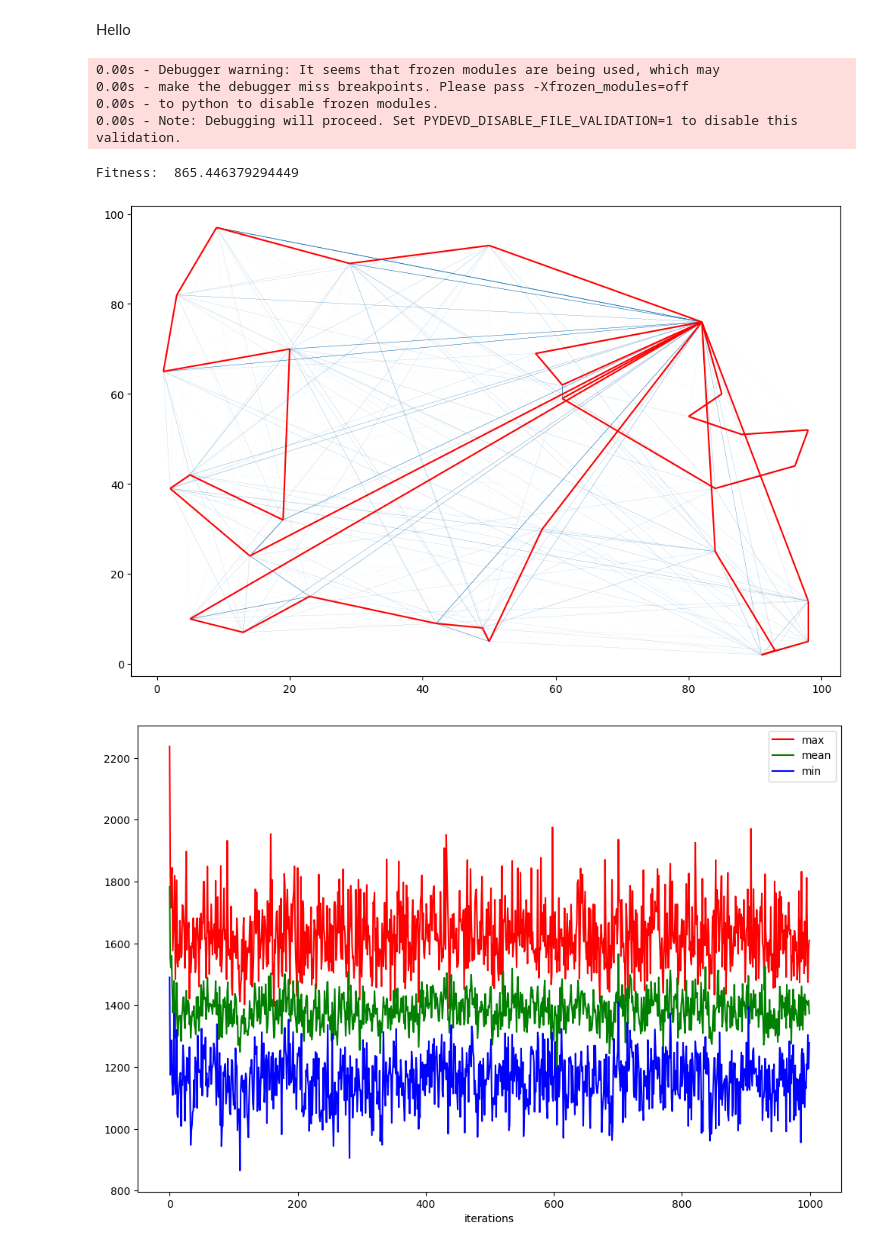
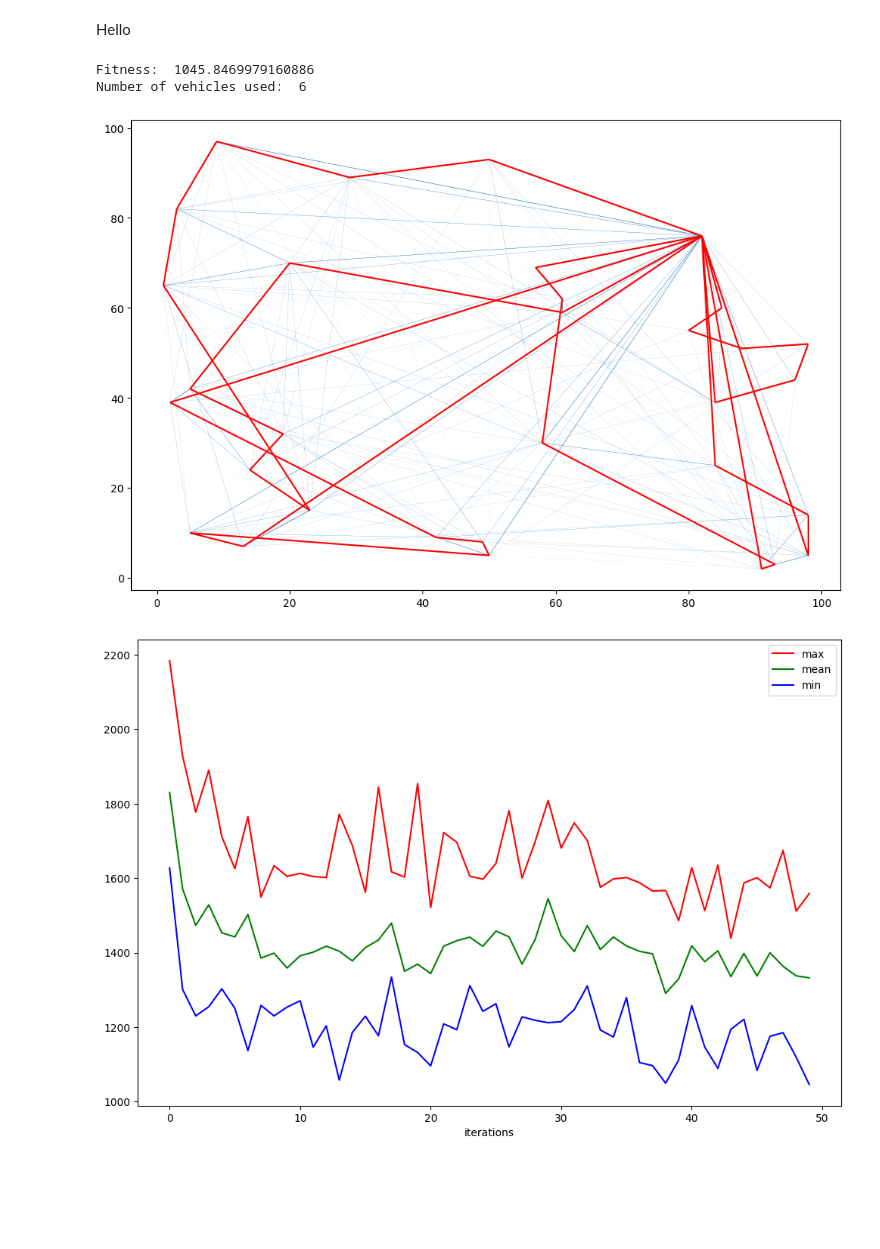
Before and after one commit to Aviuss/Vehicle-routing-problem, a Jupyter notebook: main.ipynb, the cells around one changed output. Cells and saved outputs as stored; diff of their text form; code cells hidden in the pictures; blank space fills up the shorter version.

Commit message:
plot best_sol_vehicle_used

```diff
--- a/main.ipynb
+++ b/main.ipynb
@@ -14,7 +14,8 @@ def ant_solver(list_of_nodes, depot_idx, vehicle_capacity, distance, ants=10, ma
     logger = {
         "min": [],
         "mean": [],
-        "max": []
+        "max": [],
+        "best_sol_vehicle_used": []
     }
 
     P = initialize_pheromone(len(list_of_nodes), init_pheromone_value)
@@ -25,15 +26,33 @@ def ant_solver(list_of_nodes, depot_idx, vehicle_capacity, distance, ants=10, ma
         fits = list(map(lambda x: fitness(list_of_nodes, distance, x), sols))
         P = update_pheromone(P, sols, fits, Q=Q, rho=rho)
 
+        local_best_sol = None
+        local_best_fit = float('inf')
         for s, f in zip(sols, fits):
-            if f < best_fit:
-                best_fit = f
-                best_sol = s
+            if local_best_sol == None:
+                local_best_fit = f
+                local_best_sol = s
+            if f < local_best_fit:
+                local_best_fit = f
+                local_best_sol = s
+
+        if local_best_fit < best_fit:
+            best_fit = local_best_fit
+            best_sol = local_best_sol
 
         logger["min"].append(np.min(fits))
         logger["mean"].append(np.mean(fits))
         logger["max"].append(np.max(fits))
+        logger["best_sol_vehicle_used"].append(number_of_vehicles(local_best_sol, depot_idx))
+
     return best_sol, P, logger
+
+def number_of_vehicles(sol, depot_idx):
+    nov = 0
+    for e in sol:
+        if e == depot_idx:
+            nov += 1
+    return nov
 
 # compute distance
 def distance(r1, r2):
@@ -231,6 +250,13 @@ def plot_logs(logger):
     plt.xlabel('iterations')
     plt.legend()
     plt.show()
+
+    plt.figure(figsize=(12, 8))
+    plt.plot(x, logger["best_sol_vehicle_used"], label='best_sol_vehicle_used')
+
+    plt.xlabel('iterations')
+    plt.legend()
+    plt.show()
 # %%
 def evaulate_and_display_results(input_data, max_iter=3000, alpha=1, ants=10, beta=3, Q=100, initialize_pheromone=0.01, rho=0.8):
     s, P, logger = ant_solver(
@@ -251,19 +277,16 @@ def evaulate_and_display_results(input_data, max_iter=3000, alpha=1, ants=10, be
     plot_logs(logger)
 # %%
 evaulate_and_display_results(input_xml_data[0],
-    max_iter=500,
+    max_iter=50,
     alpha=1,
-    ants=100,
+    ants=10,
     beta=3,
     Q=100,
     initialize_pheromone=0.01,
     rho=0.8
 )
 # %% [output]
-0.00s - Debugger warning: It seems that frozen modules are being used, which may
-0.00s - make the debugger miss breakpoints. Please pass -Xfrozen_modules=off
-0.00s - to python to disable frozen modules.
-0.00s - Note: Debugging will proceed. Set PYDEVD_DISABLE_FILE_VALIDATION=1 to disable this validation.
+Fitness:  1045.8469979160886
+Number of vehicles used:  6
-Fitness:  865.446379294449
-[figure, old version]
+[figure, new version]
-[figure, old version]
+[figure, new version]
```
Also changed, not shown: parts of 4 cells of this notebook.
